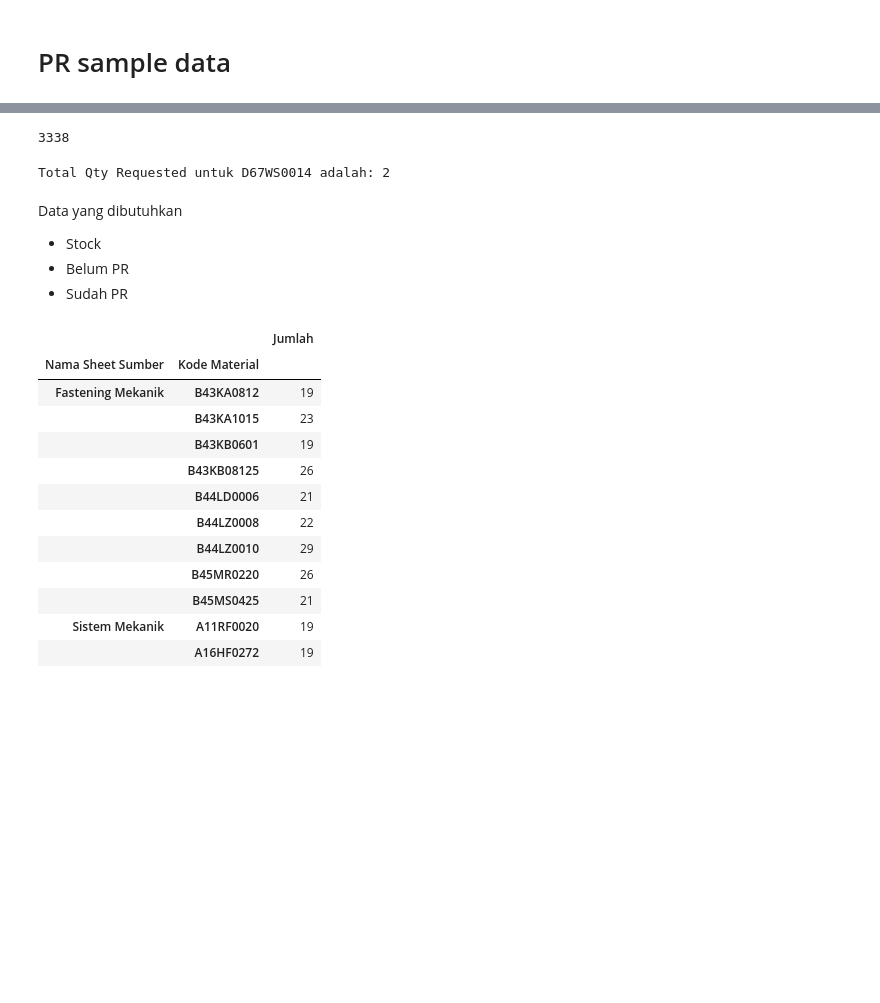
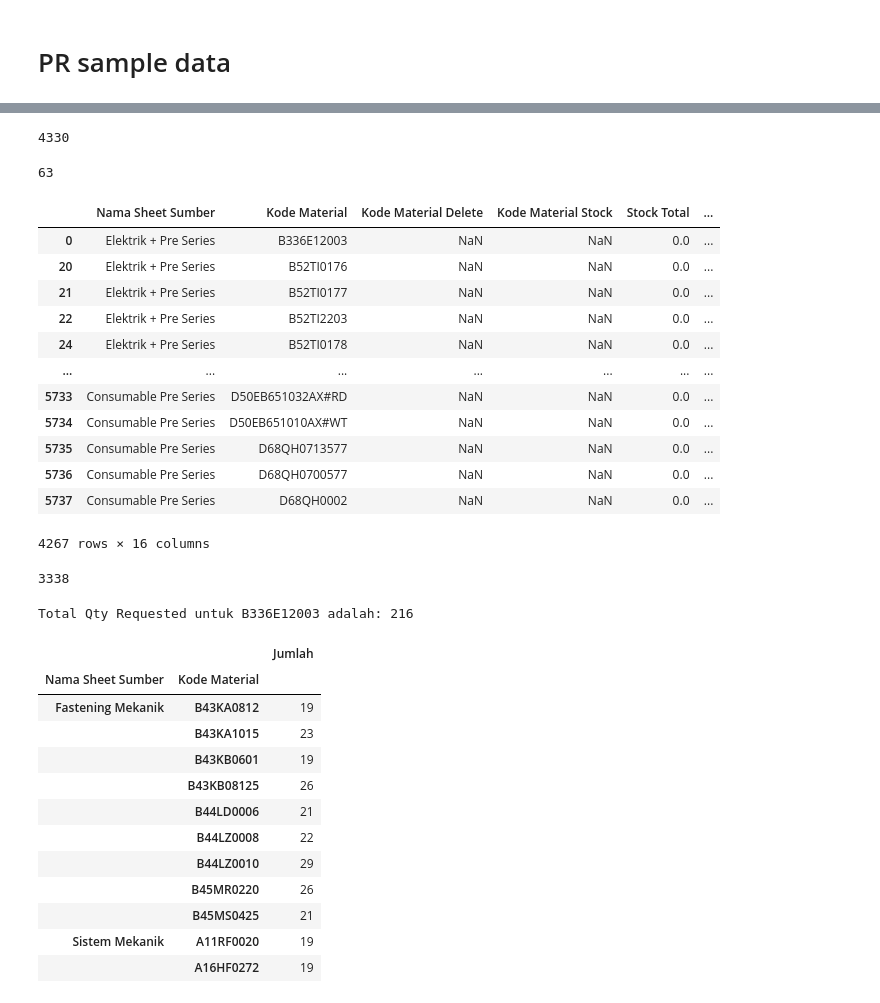
Before and after one commit to widura26/recap-automation, a Jupyter notebook: recap_automation.ipynb, the cells around one changed output, grey strips where cells are left out. Drawn from its saved outputs; the diff is of its cells as text; code cells hidden in the pictures; blank space fills up the shorter version.

```diff
--- a/recap_automation.ipynb
+++ b/recap_automation.ipynb
@@ -1034,3 +1091,27 @@ pd.set_option('display.max_columns', None)
+# %%
+len(z)
+# %% [output]
+4330
+# %%
+len(z[z["Stock Total"] > 0.0])
+# %% [output]
+63
+# %%
+z[z["Stock Total"] == 0.0]
+# %% [output]
+|  | Nama Sheet Sumber | Kode Material | Kode Material Delete | Kode Material Stock | Stock Total | ... |
+| 0 | Elektrik + Pre Series | B336E12003 | NaN | NaN | 0.0 | ... |
+| 20 | Elektrik + Pre Series | B52TI0176 | NaN | NaN | 0.0 | ... |
+| 21 | Elektrik + Pre Series | B52TI0177 | NaN | NaN | 0.0 | ... |
+| 22 | Elektrik + Pre Series | B52TI2203 | NaN | NaN | 0.0 | ... |
+| 24 | Elektrik + Pre Series | B52TI0178 | NaN | NaN | 0.0 | ... |
+| ... | ... | ... | ... | ... | ... | ... |
+| 5733 | Consumable Pre Series | D50EB651032AX#RD | NaN | NaN | 0.0 | ... |
+| 5734 | Consumable Pre Series | D50EB651010AX#WT | NaN | NaN | 0.0 | ... |
+| 5735 | Consumable Pre Series | D68QH0713577 | NaN | NaN | 0.0 | ... |
+| 5736 | Consumable Pre Series | D68QH0700577 | NaN | NaN | 0.0 | ... |
+| 5737 | Consumable Pre Series | D68QH0002 | NaN | NaN | 0.0 | ... |
+4267 rows × 16 columns
 # %%
 sapdatabasedwbs = sap_data[sap_data["WBS Description"] == "PENGADAAN 16 TS KRL KCI"]
 sapdatabasedkomat = sapdatabasedwbs.groupby("Kode Material").size()
@@ -1039,20 +1120,14 @@ len(sapdatabasedkomat)
 # %% [output]
 3338
 # %%
-komat = "D67WS0014"
+komat = "B336E12003"
 
 sap_data['Qty Requested'] = pd.to_numeric(sap_data['Qty Requested'], errors='coerce').fillna(0)
 total_qty = sap_data.loc[sap_data['Kode Material'] == komat, 'Qty Requested'].sum()
 
 print(f"Total Qty Requested untuk {komat} adalah:", total_qty)
 # %% [output]
-Total Qty Requested untuk D67WS0014 adalah: 2
+Total Qty Requested untuk B336E12003 adalah: 216
-# %% [markdown]
-
-Data yang dibutuhkan
-*   Stock
-*   Belum PR
-*   Sudah PR
 # %%
 x = bom_data.groupby(["Nama Sheet Sumber", "Kode Material"]).size()
 # %%
```
Also changed, not shown: parts of 8 cells of this notebook.
